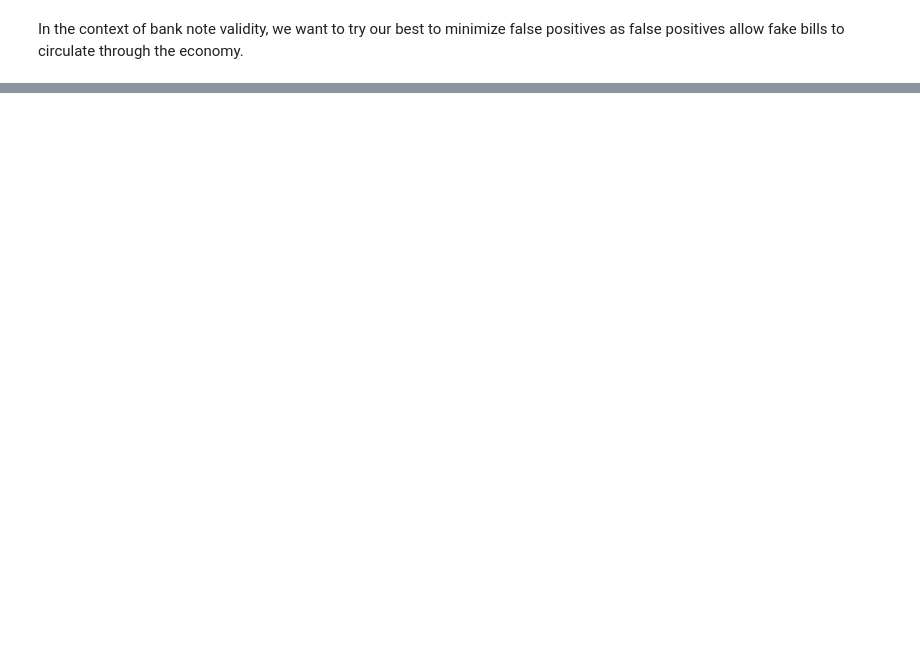
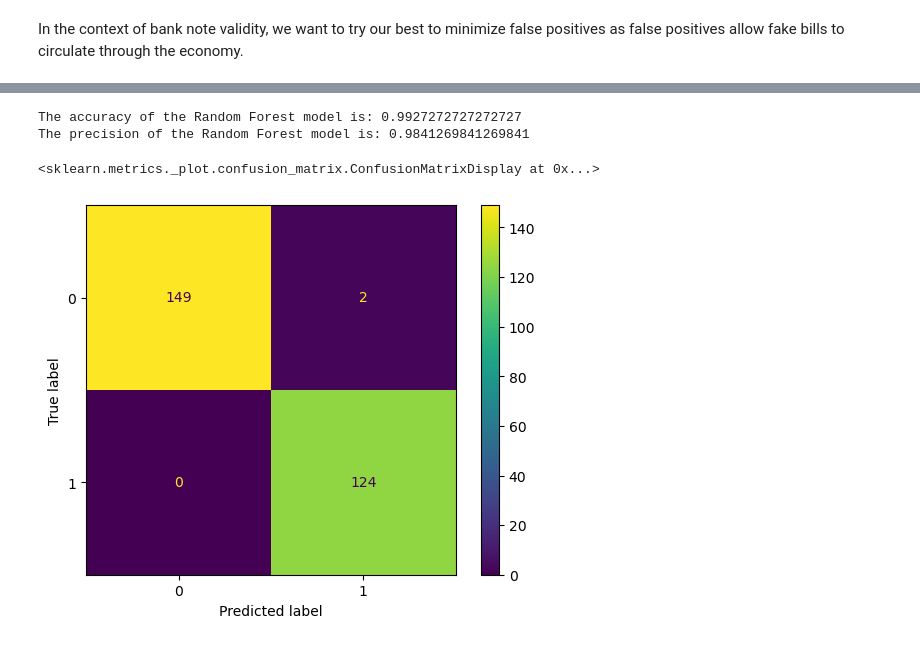
Before and after one commit to taroii/bank_note_verification, a Jupyter notebook: train.ipynb, the cells around one changed output, grey strips where cells are left out. Saved outputs shown, nothing was run; the diff lists cells and outputs as text; code cells hidden in the pictures; blank space fills up the shorter version.

```diff
--- a/train.ipynb
+++ b/train.ipynb
@@ -122,0 +180,26 @@ In the context of bank note validity, we want to try our best to minimize false
+# %%
+# Random Forests Classifier
+from sklearn.ensemble import RandomForestClassifier
+
+rf_model = RandomForestClassifier()
+rf_model.fit(X_train, y_train)
+
+y_hat_rf = rf_model.predict(X_test)
+
+#Accuracy
+rf_acc = rf_model.score(X_test, y_test)
+print(f'The accuracy of the Random Forest model is: {rf_acc}')
+
+#Precision
+rf_precision = precision_score(y_test, y_hat_rf)
+print(f'The precision of the Random Forest model is: {rf_precision}')
+
+#Confusion Matrix
+cm = confusion_matrix(y_test, y_hat_rf)
+cm_display = ConfusionMatrixDisplay(confusion_matrix = cm)
+cm_display.plot()
+# %% [output]
+The accuracy of the Random Forest model is: 0.9927272727272727
+The precision of the Random Forest model is: 0.9841269841269841
+<sklearn.metrics._plot.confusion_matrix.ConfusionMatrixDisplay at 0x...>
+[figure, added]
```
Also changed, not shown: parts of 11 cells of this notebook.
